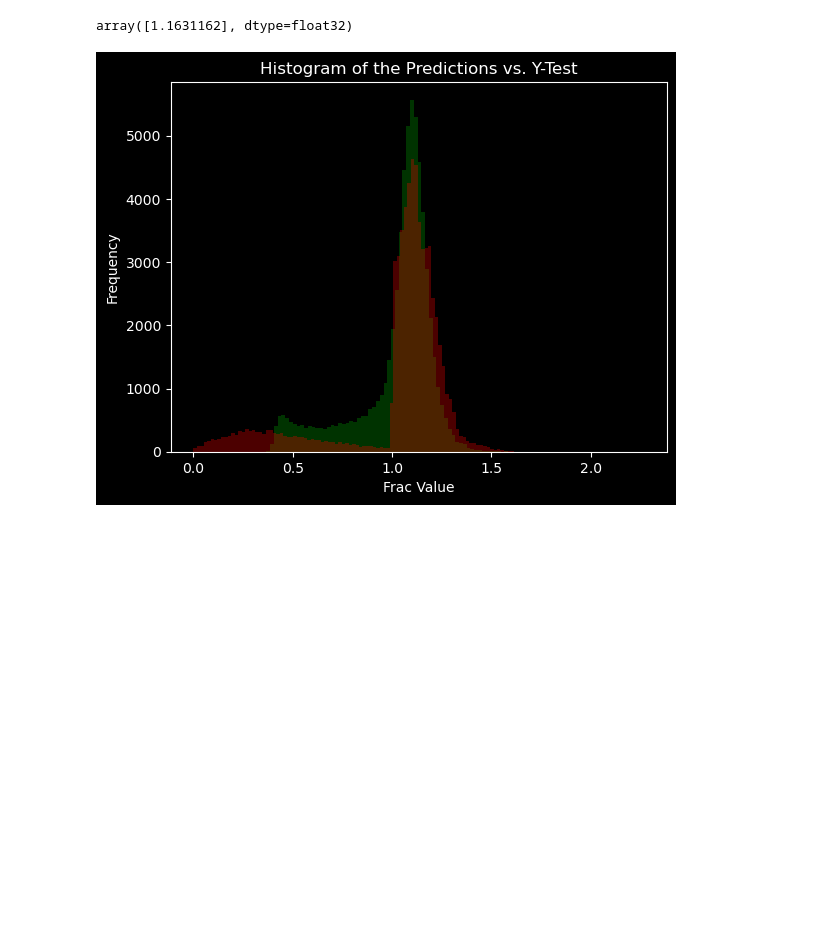
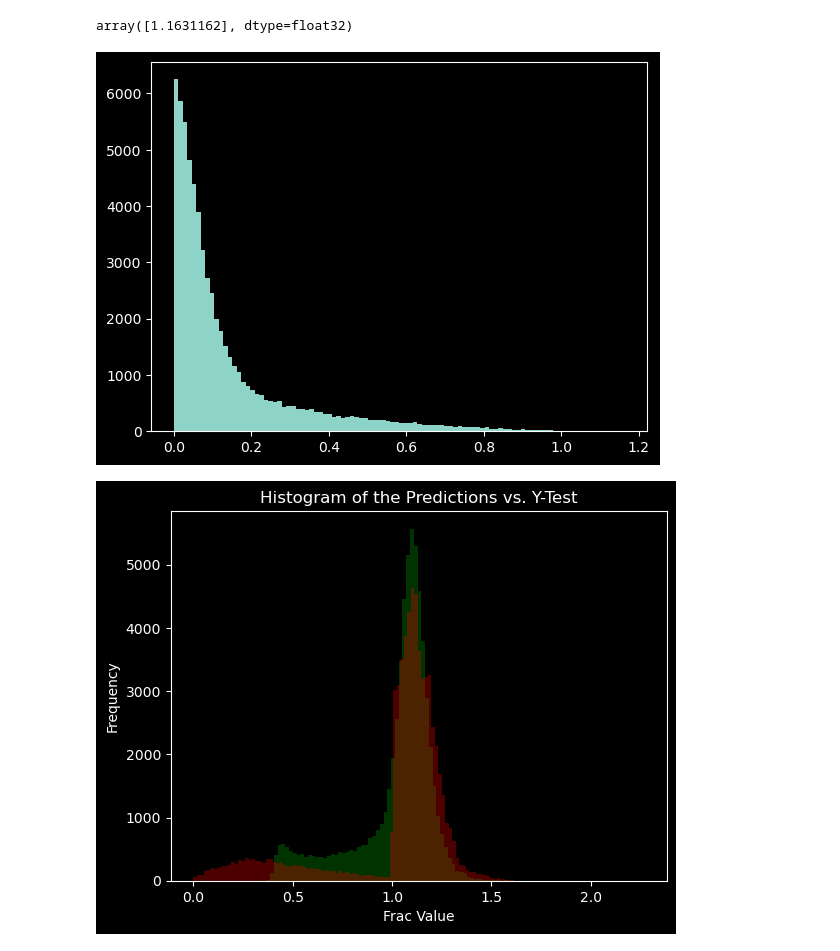
Before and after one commit to Jewdah18/Loan-Default-Risk, a Jupyter notebook: notebooks/Modelling.ipynb, the cells around one changed output. Drawn from its saved outputs; the diff is of its cells as text; code cells hidden in the pictures; blank space fills up the shorter version.

```diff
--- a/notebooks/Modelling.ipynb
+++ b/notebooks/Modelling.ipynb
@@ -323,6 +333,10 @@ diff = [preds[i] - y_test for i, y_test in enumerate(y_test)]
 max(diff)
 # %% [output]
 array([1.1631162], dtype=float32)
+# %%
+plt.hist(abs(np.array(diff)), bins = 100);
+# %% [output]
+[figure, added]
 # %%
 plt.hist(preds, bins = 100, color = 'green', alpha = .4);
 plt.hist(y_test, bins = 100, color = 'red', alpha = .3);
```
Also changed, not shown: parts of 3 cells of this notebook.
